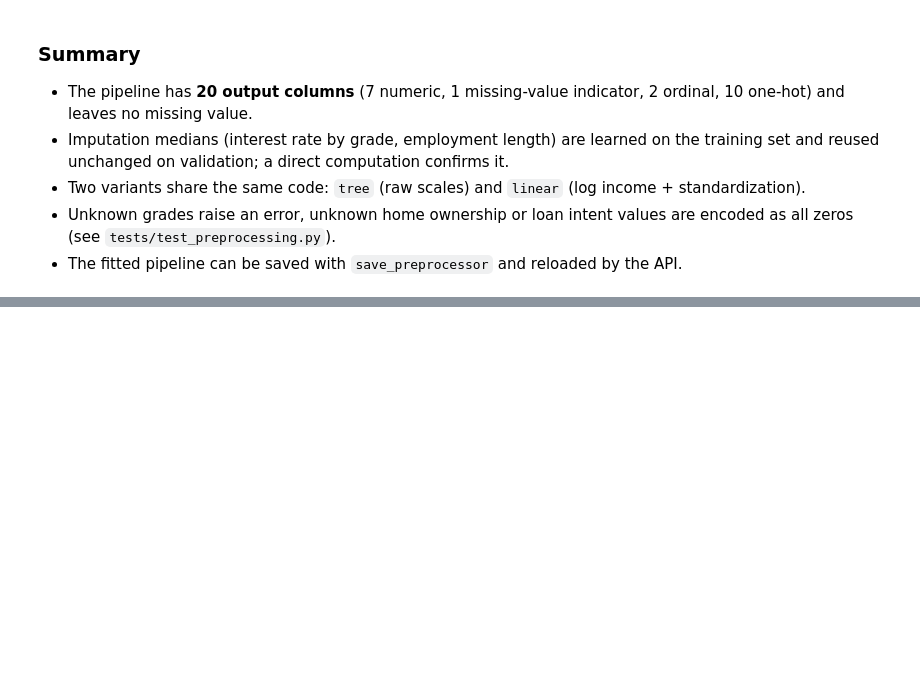
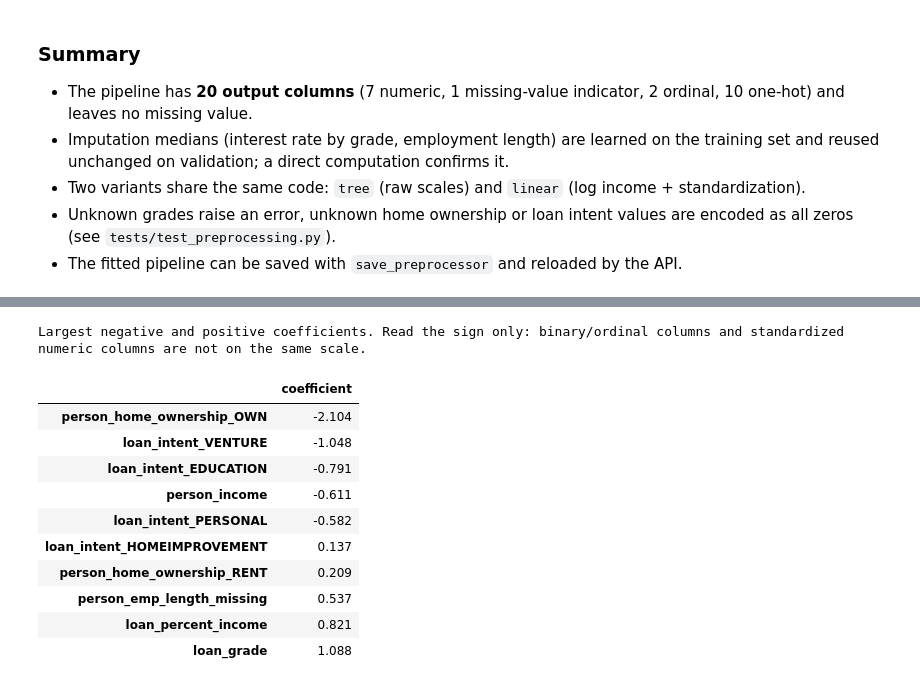
Before and after one commit to cheickbougoum90-web/credit-risk-scoring, a Jupyter notebook: notebooks/02_modeling_experiments.ipynb, the cells around one changed output, grey strips where cells are left out. Saved outputs shown, nothing was run; the diff lists cells and outputs as text; code cells hidden in the pictures; blank space fills up the shorter version.

```diff
--- a/notebooks/02_modeling_experiments.ipynb
+++ b/notebooks/02_modeling_experiments.ipynb
@@ -121,0 +187,18 @@ display(summary)
+# %%
+names = baseline.named_steps["preprocess"].get_feature_names_out()
+coefs = pd.Series(baseline.named_steps["model"].coef_[0], index=names).sort_values()
+print("Largest negative and positive coefficients. Read the sign only: binary/ordinal columns and standardized numeric columns are not on the same scale.")
+display(pd.concat([coefs.head(5), coefs.tail(5)]).round(3).to_frame("coefficient"))
+# %% [output]
+Largest negative and positive coefficients. Read the sign only: binary/ordinal columns and standardized numeric columns are not on the same scale.
+|  | coefficient |
+| person_home_ownership_OWN | -2.104 |
+| loan_intent_VENTURE | -1.048 |
+| loan_intent_EDUCATION | -0.791 |
+| person_income | -0.611 |
+| loan_intent_PERSONAL | -0.582 |
+| loan_intent_HOMEIMPROVEMENT | 0.137 |
+| person_home_ownership_RENT | 0.209 |
+| person_emp_length_missing | 0.537 |
+| loan_percent_income | 0.821 |
+| loan_grade | 1.088 |
```
Also changed, not shown: parts of 8 cells of this notebook, 8 other files.
